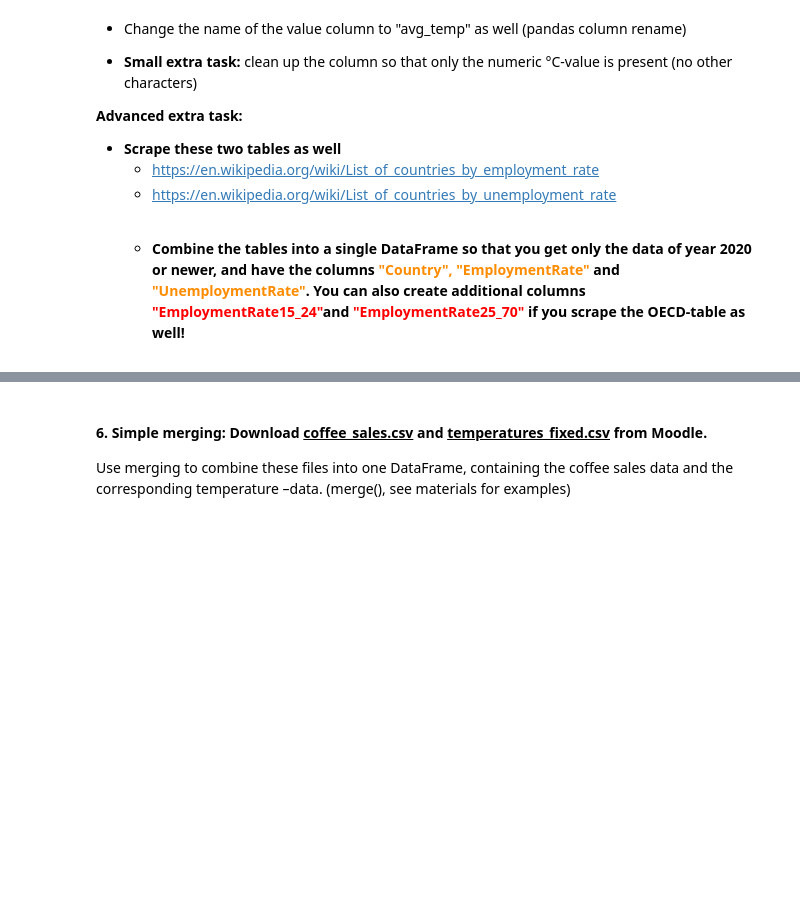
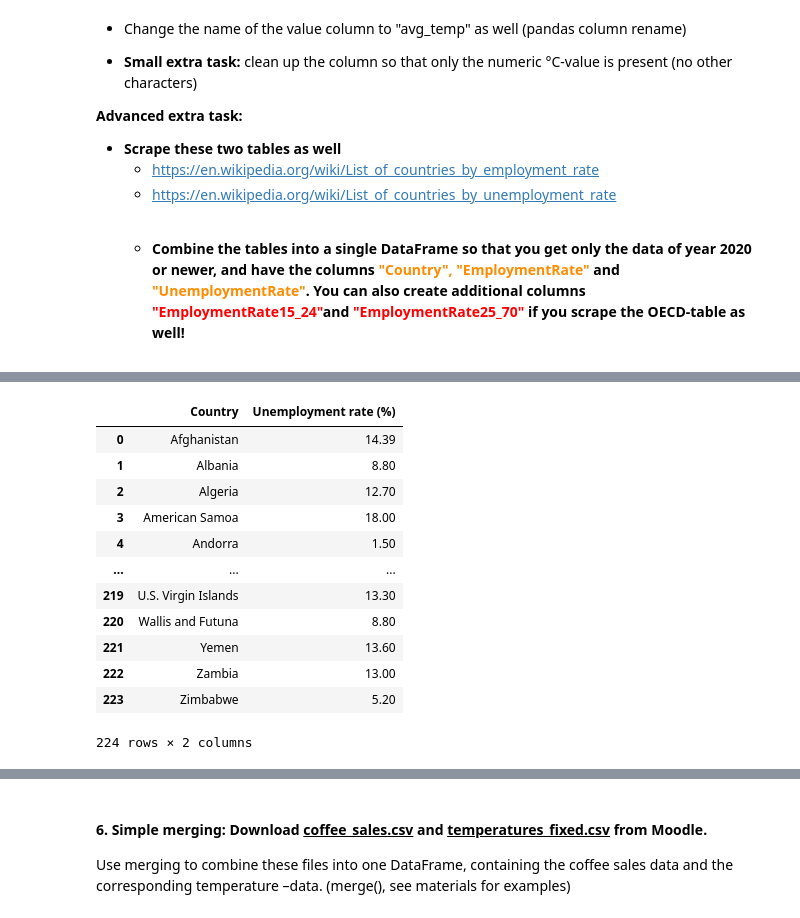
Before and after one commit to jehuhta/Intro_Data_Analytics_Huhta_Jeremy_Spring2025, a Jupyter notebook: Exercises_5_Importing/DataAnalyticsExerciseSet5.ipynb, the cells around one changed output, grey strips where cells are left out. Saved outputs shown, nothing was run; the diff lists cells and outputs as text; code cells hidden in the pictures; blank space fills up the shorter version.

```diff
--- a/Exercises_5_Importing/DataAnalyticsExerciseSet5.ipynb
+++ b/Exercises_5_Importing/DataAnalyticsExerciseSet5.ipynb
@@ -168,0 +316,25 @@ numeric °C-value is present (no other characters)
+# %%
+# Let's get rid of the asterix at the end of each country.
+def country_splitter(row):
+    row = row.split("*")[0]
+    return row
+
+# Applying the function
+df_unemployment['Country'] = df_unemployment['Country'].apply(country_splitter)
+# %%
+# Finished product looks ok!
+df_unemployment
+# %% [output]
+|  | Country | Unemployment rate (%) |
+| 0 | Afghanistan | 14.39 |
+| 1 | Albania | 8.80 |
+| 2 | Algeria | 12.70 |
+| 3 | American Samoa | 18.00 |
+| 4 | Andorra | 1.50 |
+| ... | ... | ... |
+| 219 | U.S. Virgin Islands | 13.30 |
+| 220 | Wallis and Futuna | 8.80 |
+| 221 | Yemen | 13.60 |
+| 222 | Zambia | 13.00 |
+| 223 | Zimbabwe | 5.20 |
+224 rows × 2 columns
```
Also changed, not shown: parts of 13 cells of this notebook.
